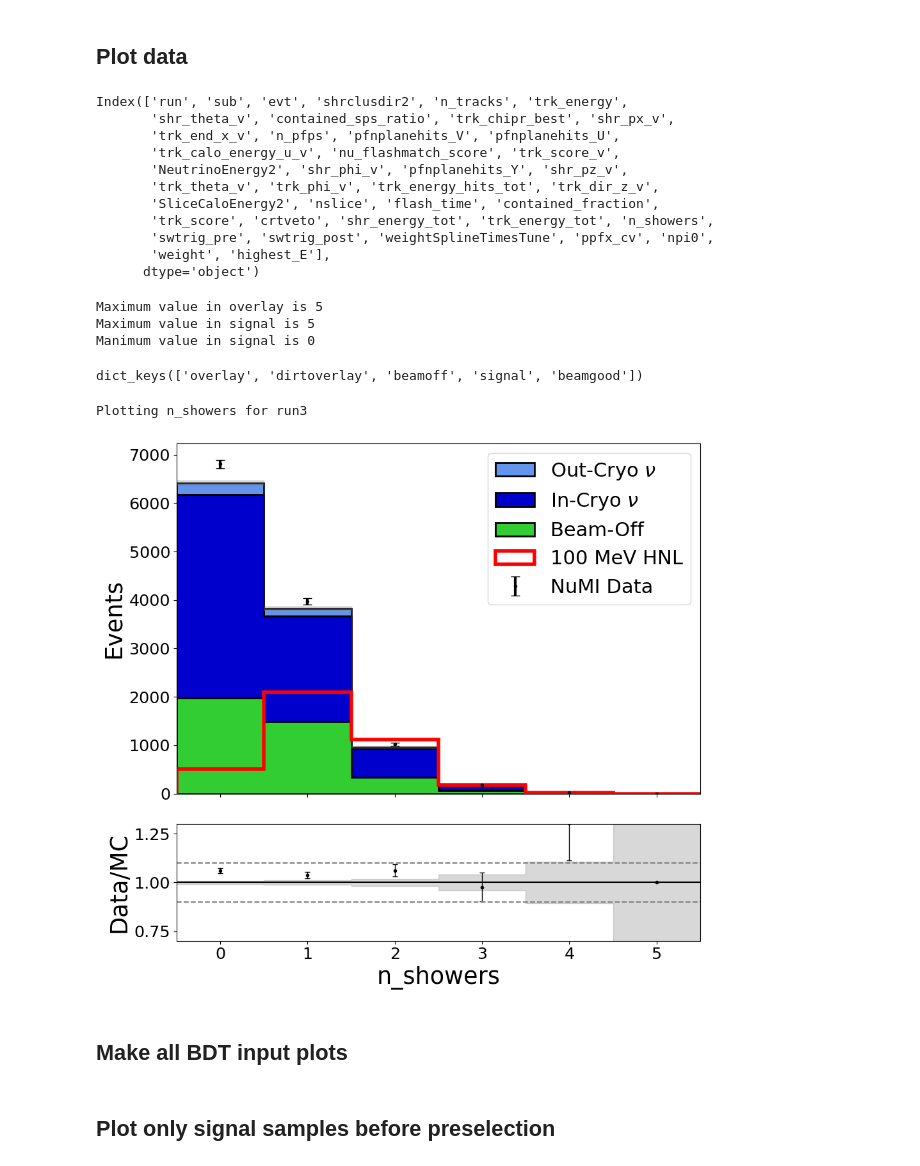
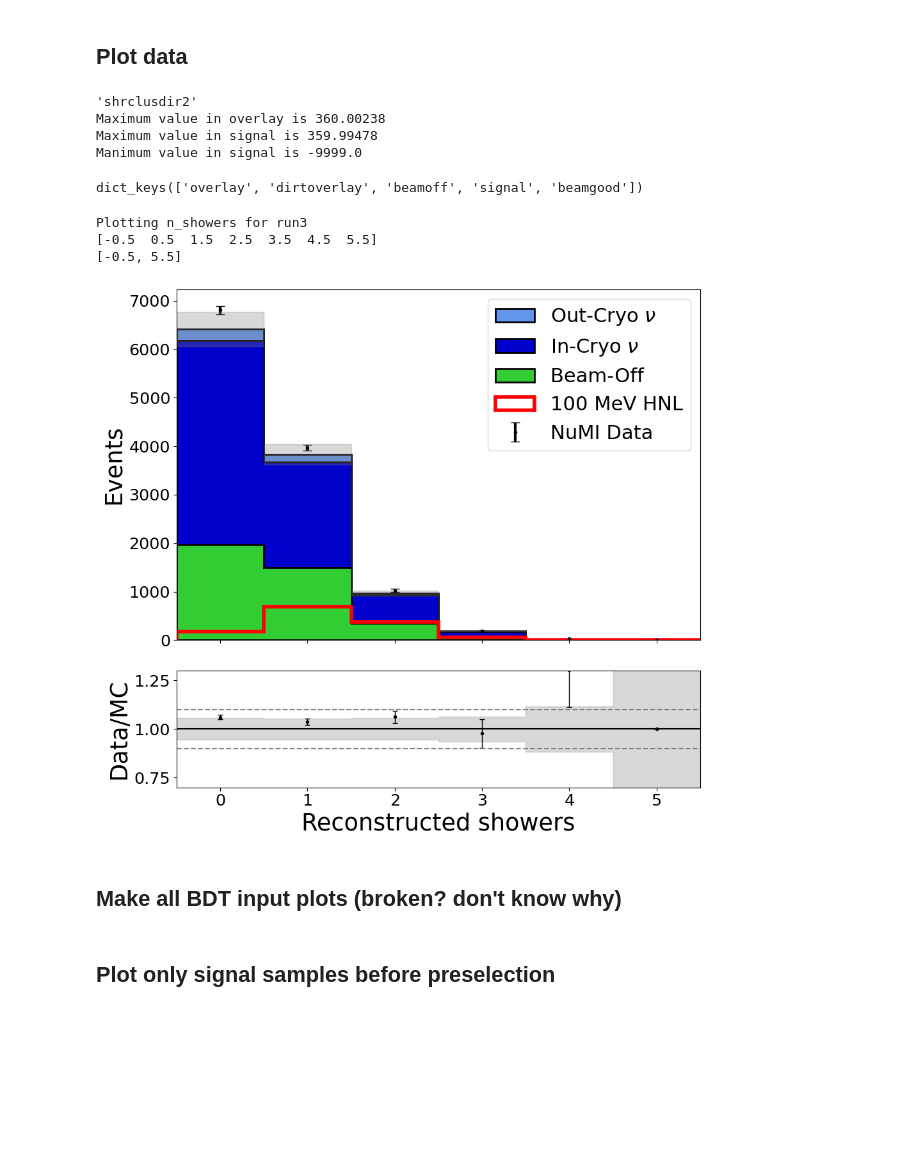
Before and after one commit to dmarsden01/uboone_HNL_analysis, a Jupyter notebook: 2.9_BDT_input_variable_plotting.ipynb, the cells around one changed output. Cells and saved outputs as stored; diff of their text form; code cells hidden in the pictures; blank space fills up the shorter version.

Commit message:
Added bins for all BDT input variables, can now easily plot from 2.9

```diff
--- a/2.9_BDT_input_variable_plotting.ipynb
+++ b/2.9_BDT_input_variable_plotting.ipynb
@@ -148,24 +147,24 @@ New_feature_list = ['shrclusdir2', 'n_tracks', 'trk_energy', 'shr_theta_v', 'con
                     'trk_end_x_v', 'n_pfps', 'pfnplanehits_V', 'pfnplanehits_U', 'trk_calo_energy_u_v', 'nu_flashmatch_score', 'trk_score_v',
                     'NeutrinoEnergy2', 'shr_phi_v', 'pfnplanehits_Y', 'shr_pz_v', 'trk_theta_v', 'trk_phi_v', 'trk_energy_hits_tot',
                     'trk_dir_z_v', 'SliceCaloEnergy2']
-print(samples_plotting["overlay"].keys())
-'contained_sps_ratio', 'trk_calo_energy_u_v'
+var_list_save = ['shrclusdir2', 'n_tracks', 'trk_energy',
+       'shr_theta_v', 'contained_sps_ratio', 'trk_chipr_best', 'shr_px_v',
+       'trk_end_x_v', 'n_pfps', 'pfnplanehits_V', 'pfnplanehits_U',
+       'trk_calo_energy_u_v', 'nu_flashmatch_score', 'trk_score_v',
+       'NeutrinoEnergy2', 'shr_phi_v', 'pfnplanehits_Y', 'shr_pz_v',
+       'trk_theta_v', 'trk_phi_v', 'trk_energy_hits_tot', 'trk_dir_z_v',
+       'SliceCaloEnergy2', 'trk_score', 'shr_energy_tot', 'trk_energy_tot', 'n_showers']
+count = 0
-# %% [output]
-Index(['run', 'sub', 'evt', 'shrclusdir2', 'n_tracks', 'trk_energy',
-       'shr_theta_v', 'contained_sps_ratio', 'trk_chipr_best', 'shr_px_v',
-       'trk_end_x_v', 'n_pfps', 'pfnplanehits_V', 'pfnplanehits_U',
-       'trk_calo_energy_u_v', 'nu_flashmatch_score', 'trk_score_v',
-       'NeutrinoEnergy2', 'shr_phi_v', 'pfnplanehits_Y', 'shr_pz_v',
-       'trk_theta_v', 'trk_phi_v', 'trk_energy_hits_tot', 'trk_dir_z_v',
-       'SliceCaloEnergy2', 'nslice', 'flash_time', 'contained_fraction',
-       'trk_score', 'crtveto', 'shr_energy_tot', 'trk_energy_tot', 'n_showers',
-       'swtrig_pre', 'swtrig_post', 'weightSplineTimesTune', 'ppfx_cv', 'npi0',
-       'weight', 'highest_E'],
-      dtype='object')
 # %%
 #Calculate sys
-Calculate_sys = False
-variable = 'n_showers'
+variable = var_list_save[count]
+count+=1
+
+Calculate_sys = True
+# variable = 'pfnplanehits_Y'
+
+
+print("\'"+variable+"\'")
 
 reload(PT)
 reload(Functions)
@@ -181,39 +180,44 @@ print("Maximum value in signal is " + str(max(samples_plotting["signal"][variabl
 print("Manimum value in signal is " + str(min(samples_plotting["signal"][variable].to_numpy())))
 samples_plotting.keys()
 # %% [output]
-Maximum value in overlay is 5
-Maximum value in signal is 5
-Manimum value in signal is 0
+'shrclusdir2'
+Maximum value in overlay is 360.00238
+Maximum value in signal is 359.99478
+Manimum value in signal is -9999.0
 dict_keys(['overlay', 'dirtoverlay', 'beamoff', 'signal', 'beamgood'])
 # %%
 savefig = False
 
 print(f"Plotting {variable} for " + Params["Run"])
 
-# xlabel = Constants.variable_names_dict[variable]
-xlabel = variable
-# bins = Variables_bins.bins_var[variable]
-# xlims = [bins[0],bins[-1]]
+xlabel = Constants.variable_names_dict[variable]
+
+bins = Variables_bins.bins_var[variable]
+xlims = [bins[0],bins[-1]]
+print(bins)
+print(xlims)
 # PT.Plot_preselection_variable_data(variable, samples_plotting, sample_norms, xlabel="Neutrino slice",xlims=[-0.5,1.5],bins=2, HNL_mass=HNL_mass,
 #                               HNLplotscale=80000000,cutline=0.0,legloc="upper right", show_ev_nums=False, CalcSys=Calculate_sys, xticks = [0,1])
-PT.Plot_preselection_variable_data(variable, samples_plotting, sample_norms, xlabel=xlabel, xlims=[-0.5,5.5], bins=6, HNL_mass=HNL_mass,
-                                   HNLplotscale=1500000,cutline=0.0,legloc="best", show_ev_nums=False, CalcSys=Calculate_sys, xticks = [],
+PT.Plot_preselection_variable_data(variable, samples_plotting, sample_norms, xlabel=xlabel, xlims=xlims, bins=bins, HNL_mass=HNL_mass,
+                                   HNLplotscale=500000,cutline=0.0,legloc="best", show_ev_nums=False, CalcSys=Calculate_sys, xticks = [],
                                    sys_dict=flat_sys_vars_dict, centre_bins=False, hatch=False, ylimit=None, legsize=22, logy=False)
 
-if variable == "n_pfps":plt.xlim([0.5, 8.5])
+# if variable == "n_pfps":plt.xlim([0.5, 8.5])
 
 # plt.axvline(x=16.5, lw=3, color='green', linestyle = 'dashed')
 Name = ""
 if Params["Load_pi0_signal"] == True: Name = "pi0/"
 if Calculate_sys==True: Sys_name = "with_sys"
 if Calculate_sys==False: Sys_name = "no_sys"
 
 if savefig == True:
     plt.savefig(f"plots/Data_MC_comparison/BDT_input_variables/{Name}{variable}_" + Params["Run"] + f"_{HNL_mass}MeV_{Sys_name}.png")
     plt.savefig(f"plots/Data_MC_comparison/BDT_input_variables/{Name}{variable}_" + Params["Run"] + f"_{HNL_mass}MeV_{Sys_name}.pdf")
 # %% [output]
 Plotting n_showers for run3
+[-0.5  0.5  1.5  2.5  3.5  4.5  5.5]
+[-0.5, 5.5]
-[figure, old version]
+[figure, new version]
 # %% [markdown]
-## Make all BDT input plots
+## Make all BDT input plots (broken? don't know why)
 # %%
```
Also changed, not shown: parts of 2 cells of this notebook, 3 other files.
